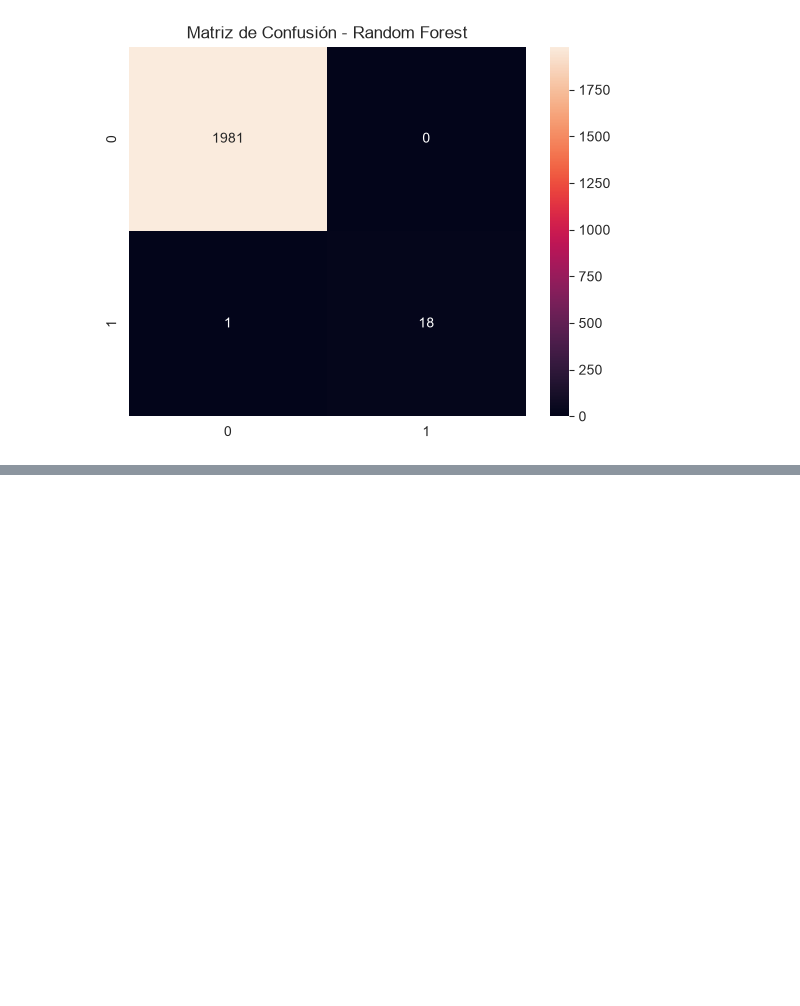
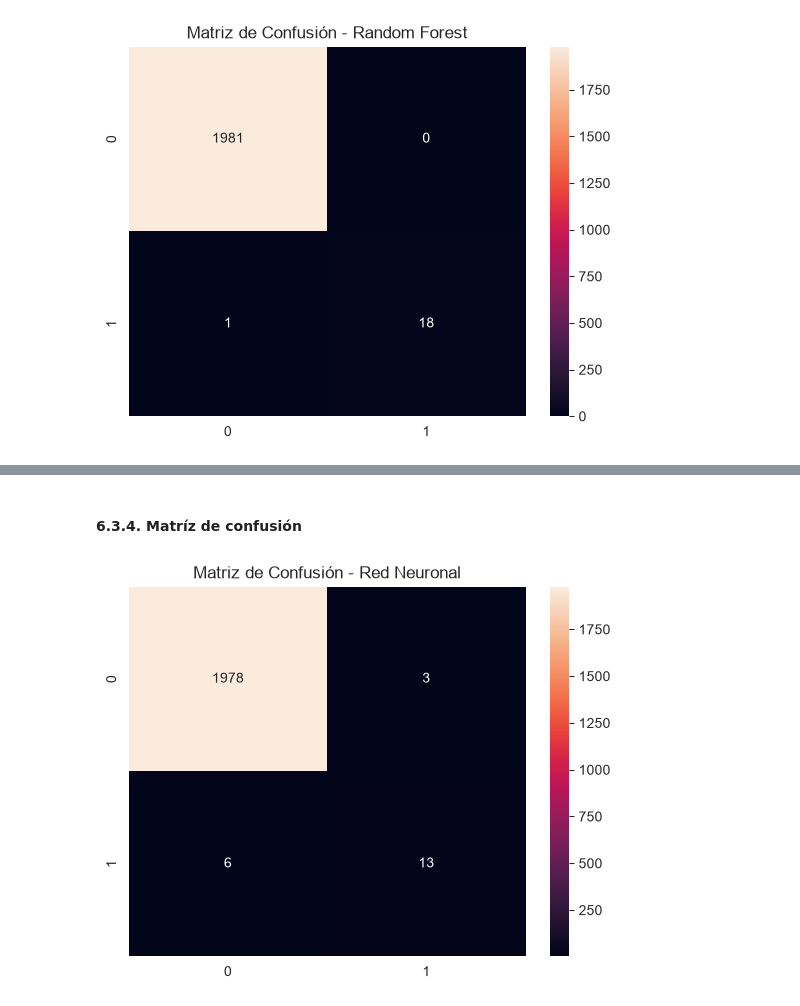
Before and after one commit to randyb12019-repo2026/Predictive_IT_Infrastructure_Analytics, a Jupyter notebook: notebooks/04_modelo_predictivo.ipynb, the cells around one changed output, grey strips where cells are left out. Cells and saved outputs as stored; diff of their text form; code cells hidden in the pictures; blank space fills up the shorter version.

```diff
--- a/notebooks/04_modelo_predictivo.ipynb
+++ b/notebooks/04_modelo_predictivo.ipynb
@@ -509,0 +569,9 @@ plt.show()
+# %%
+# Ajuste del modelo de MLP
+modelo_mlp.fit(
+    X_train_scaled,
+    y_train
+)
+
+# Imprimir el número de iteraciones realizadas
+print("Iteraciones realizadas:", modelo_mlp.n_iter_)
@@ -509,0 +582,8 @@ plt.show()
+# %%
+# Ajuste del modelo de MLP
+y_pred_mlp = modelo_mlp.predict(
+    X_test_scaled
+)
+
+# Imprimir el informe de clasificación para el modelo de MLP
+print(classification_report(y_test, y_pred_mlp))
@@ -509,0 +616,23 @@ plt.show()
+# %% [markdown]
+#### **6.3.4. Matríz de confusión**
+# %%
+# Matriz de confusión para el modelo de MLP
+cm_mlp = confusion_matrix(
+    y_test,
+    y_pred_mlp
+)
+
+# Visualización de la matriz de confusión
+sns.heatmap(
+    cm_mlp,
+    annot=True,
+    fmt="d"
+)
+
+# Configuración de las etiquetas y título
+plt.title("Matriz de Confusión - Red Neuronal")
+
+# Mostrar la visualización
+plt.show()
+# %% [output]
+[figure, added]
```
Also changed, not shown: parts of 49 cells of this notebook, 6 other files.
